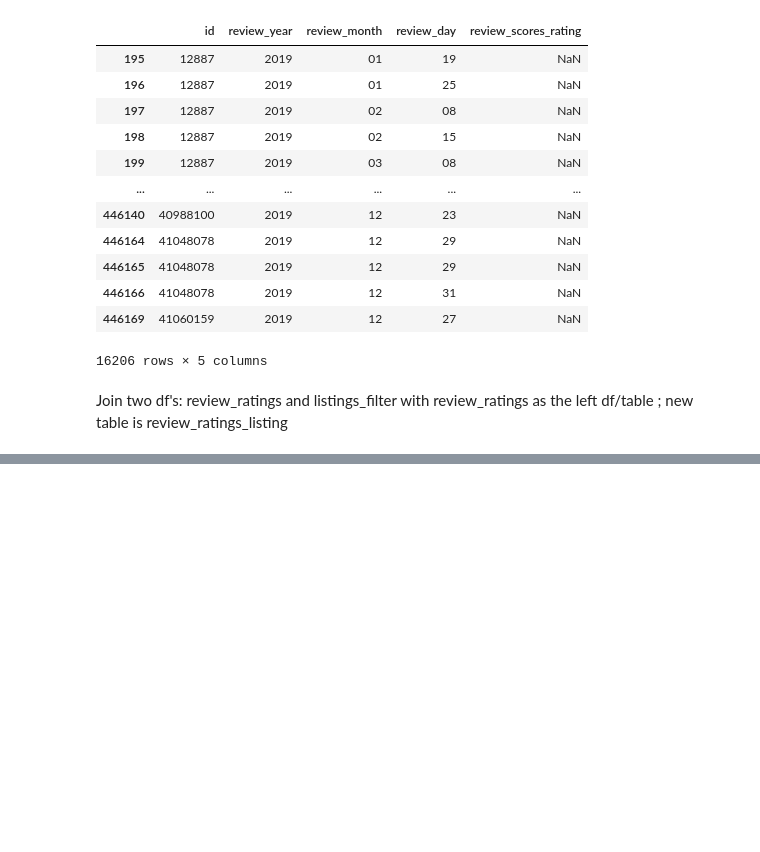
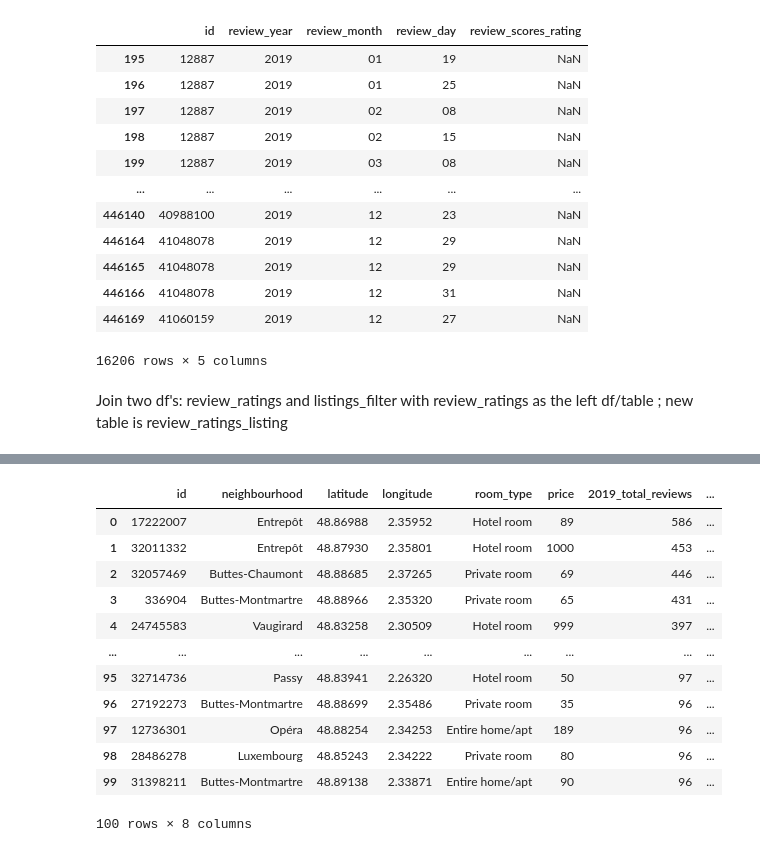
Before and after one commit to jerazo1744/JaquelinErazo-Capstone2, a Jupyter notebook: Airbnb_Capstone_Project.ipynb, the cells around one changed output, grey strips where cells are left out. Drawn from its saved outputs; the diff is of its cells as text; code cells hidden in the pictures; blank space fills up the shorter version.

```diff
--- a/Airbnb_Capstone_Project.ipynb
+++ b/Airbnb_Capstone_Project.ipynb
@@ -243,0 +198,5 @@ review_ratings_listing
+# %%
+top_100 = top_100.head(100)
+top_100 = top_100[['id','review_year']]
+top_100.rename(columns={'review_year':'2019_total_reviews'}, inplace=True)
+top_100.head(1)
@@ -243,0 +205,3 @@ review_ratings_listing
+# %%
+top_100 = top_100.join(listings_ext.set_index('id'), on='id')
+top_100.head(1)
@@ -243,0 +211,3 @@ review_ratings_listing
+# %%
+listings = listings[['id', 'neighbourhood', 'latitude', 'longitude', 'room_type', 'price']]
+listings.head(1)
@@ -244,3 +219,2 @@ review_ratings_listing
 # %%
-final = review_ratings_listing.join(review_count.set_index('id'), on='id')
-final
+top_100 = top_100.join(listings.set_index('id'), on='id')
@@ -260,0 +221,17 @@ final
+# %%
+top_100 = top_100[['id', 'neighbourhood', 'latitude', 'longitude', 'room_type', 'price', '2019_total_reviews', 'review_scores_rating']]
+top_100
+# %% [output]
+|  | id | neighbourhood | latitude | longitude | room_type | price | 2019_total_reviews | ... |
+| 0 | 17222007 | Entrepôt | 48.86988 | 2.35952 | Hotel room | 89 | 586 | ... |
+| 1 | 32011332 | Entrepôt | 48.87930 | 2.35801 | Hotel room | 1000 | 453 | ... |
+| 2 | 32057469 | Buttes-Chaumont | 48.88685 | 2.37265 | Private room | 69 | 446 | ... |
+| 3 | 336904 | Buttes-Montmartre | 48.88966 | 2.35320 | Private room | 65 | 431 | ... |
+| 4 | 24745583 | Vaugirard | 48.83258 | 2.30509 | Hotel room | 999 | 397 | ... |
+| ... | ... | ... | ... | ... | ... | ... | ... | ... |
+| 95 | 32714736 | Passy | 48.83941 | 2.26320 | Hotel room | 50 | 97 | ... |
+| 96 | 27192273 | Buttes-Montmartre | 48.88699 | 2.35486 | Private room | 35 | 96 | ... |
+| 97 | 12736301 | Opéra | 48.88254 | 2.34253 | Entire home/apt | 189 | 96 | ... |
+| 98 | 28486278 | Luxembourg | 48.85243 | 2.34222 | Private room | 80 | 96 | ... |
+| 99 | 31398211 | Buttes-Montmartre | 48.89138 | 2.33871 | Entire home/apt | 90 | 96 | ... |
+100 rows × 8 columns
```
Also changed, not shown: parts of 22 cells of this notebook.
